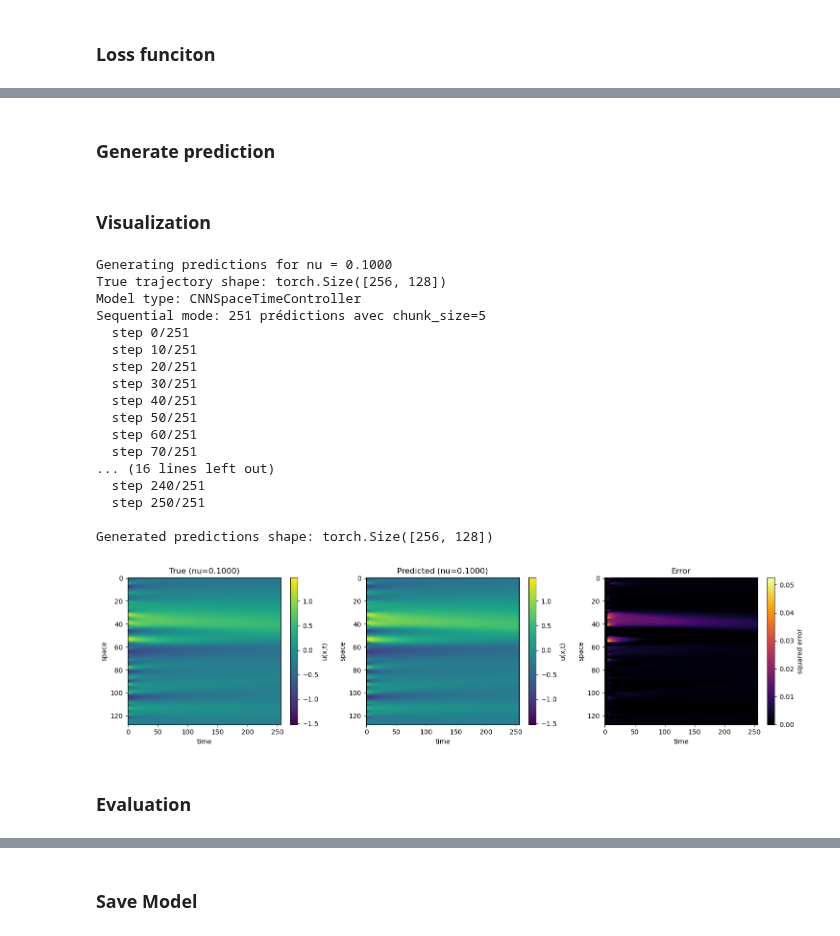
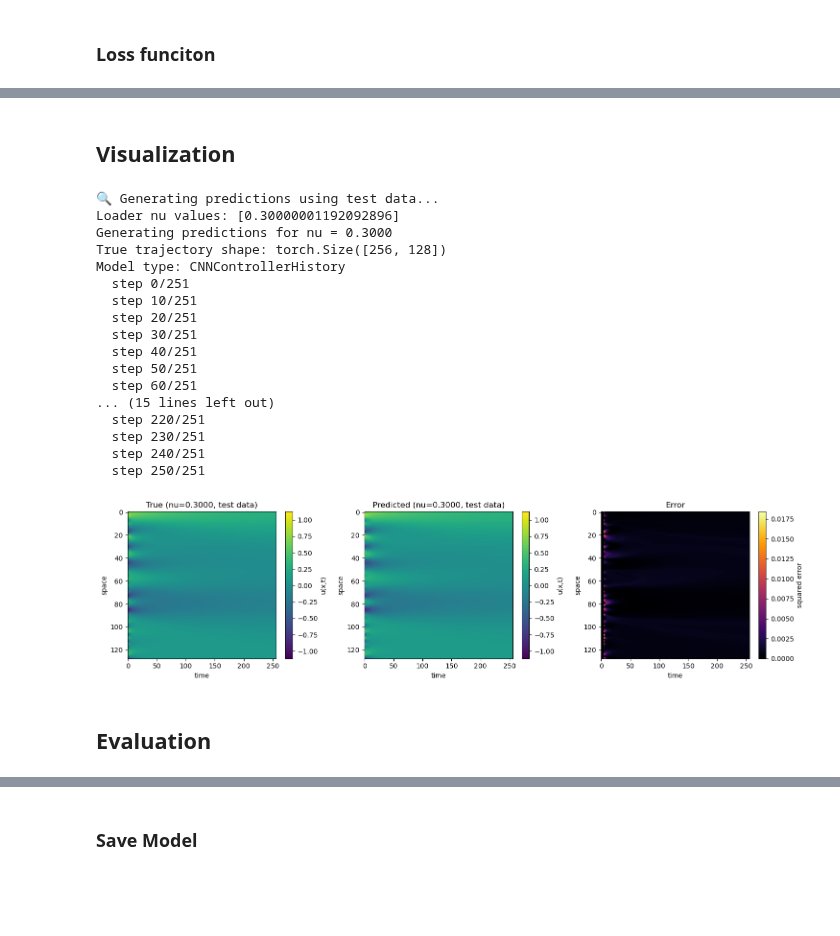
Before and after one commit to Samuel-Chapuis/CS-NFTM-Fork, a Jupyter notebook: NFTM_for_Physic/Development/main.ipynb, the cells around one changed output, grey strips where cells are left out. Drawn from its saved outputs; the diff is of its cells as text; code cells hidden in the pictures; blank space fills up the shorter version.

```diff
--- a/NFTM_for_Physic/Development/main.ipynb
+++ b/NFTM_for_Physic/Development/main.ipynb
@@ -237,40 +302,55 @@ Loss reduction: 92.52%
-# %% [markdown]
-### Generate prediction
 # %% [markdown]
-### Visualization
+## Visualization
 # %%
 # Generate predictions for visualization
+# Use test_loader if available, otherwise fall back to train_loader
+PLOT_NU = None  # Set to None to automatically pick the first sample in eval_loader
+
+eval_loader = test_loader if test_loader is not None else train_loader
+loader_type = "test" if test_loader is not None else "train"
+
+print(f"🔍 Generating predictions using {loader_type} data...")
+
+# show loader contents if available
+try:
+    print("Loader nu values:", get_loader_nu_values(eval_loader))
+except Exception as e:
+    print("Could not enumerate loader nus:", e)
+
 true_traj, pred_traj, nu_value = generate_model_predictions(
     model,
-    train_loader,
+    eval_loader,
     device,
     patch_radius,
     verbose=True,
-    chunk_size=chunk_size
+    chunk_size=chunk_size,
+    nu_target=PLOT_NU,
+    list_nus=False,
+    fallback_to_first=True,
 )
 
 # Visualize trajectories
-plot_trajectories(true_traj, pred_traj, title_suffix=f" (nu={nu_value:.4f})")
+plot_trajectories(true_traj, pred_traj, title_suffix=f" (nu={nu_value:.4f}, {loader_type} data)")
 # %% [output]
-Generating predictions for nu = 0.1000
+🔍 Generating predictions using test data...
+Loader nu values: [0.30000001192092896]
+Generating predictions for nu = 0.3000
 True trajectory shape: torch.Size([256, 128])
-Model type: CNNSpaceTimeController
-Sequential mode: 251 prédictions avec chunk_size=5
+Model type: CNNControllerHistory
   step 0/251
   step 10/251
   step 20/251
   step 30/251
   step 40/251
   step 50/251
   step 60/251
-  step 70/251
-... (16 lines left out)
+... (15 lines left out)
+  step 220/251
+  step 230/251
   step 240/251
   step 250/251
-
-Generated predictions shape: torch.Size([256, 128])
-[figure, old version]
+[figure, new version]
 # %% [markdown]
-### Evaluation
+## Evaluation
 # %%
 # Complete evaluation with dedicated function
```
Also changed, not shown: parts of 14 cells of this notebook, 7 other files.
